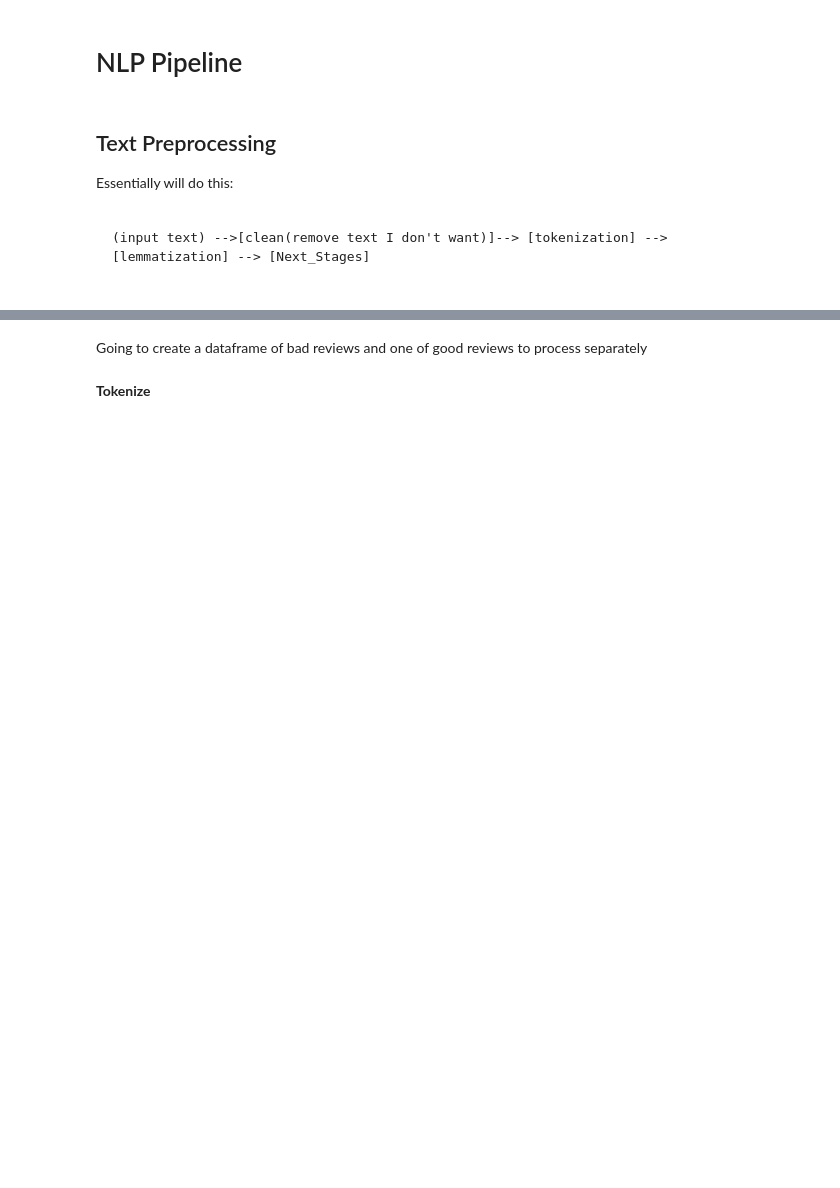
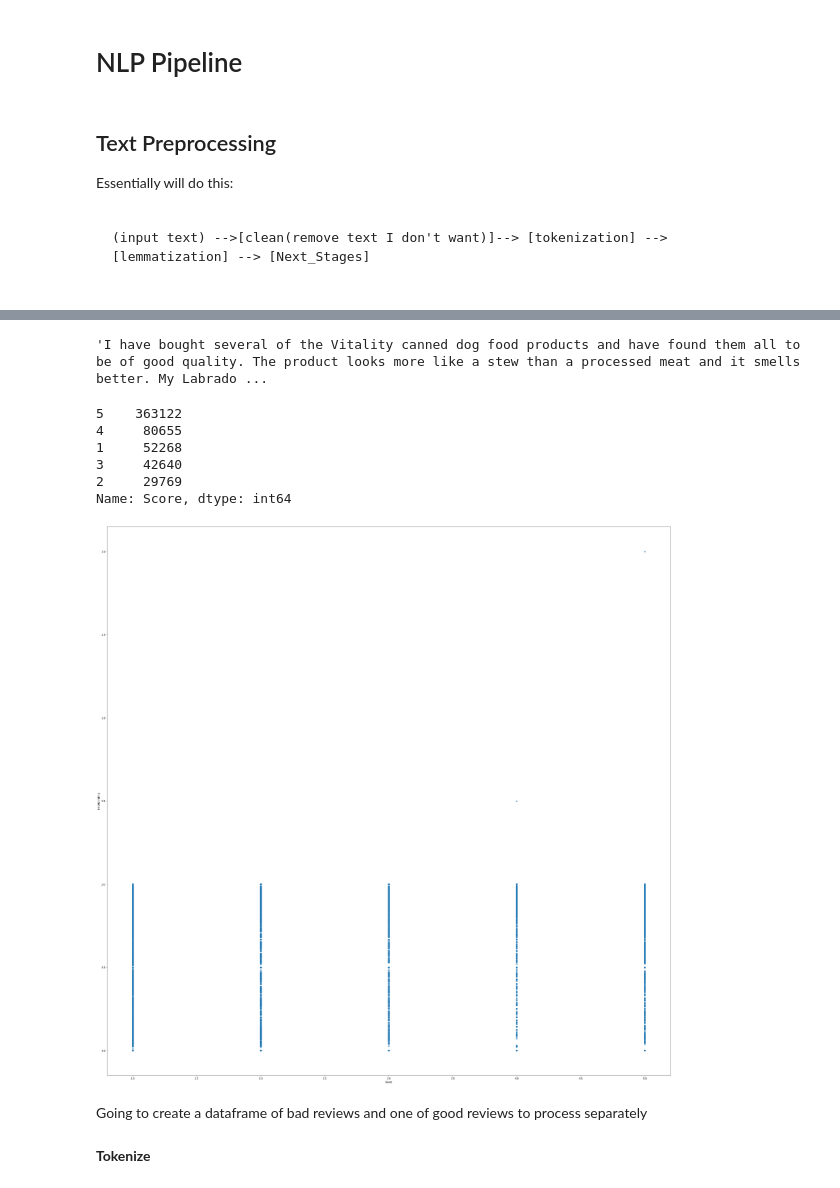
Before and after one commit to michael-a-green/Metis_Project4, a Jupyter notebook: Source/Project4_2.ipynb, the cells around one changed output, grey strips where cells are left out. Saved outputs shown, nothing was run; the diff lists cells and outputs as text; code cells hidden in the pictures; blank space fills up the shorter version.

```diff
--- a/Source/Project4_2.ipynb
+++ b/Source/Project4_2.ipynb
@@ -76,0 +89,13 @@ reviews_df.head()
+# %%
+reviews_df.loc[0,"Text"]
+# %% [output]
+'I have bought several of the Vitality canned dog food products and have found them all to be of good quality. The product looks more like a stew than a processed meat and it smells better. My Labrado ...
+# %%
+reviews_df["Score"].value_counts()
+# %% [output]
+5    363122
+4     80655
+1     52268
+3     42640
+2     29769
+Name: Score, dtype: int64
@@ -77,3 +104,11 @@ reviews_df.head()
+# %%
+plt.figure(figsize=(40,40))
+plt.scatter(reviews_df["Score"],reviews_df["helpful_rating"],alpha=0.5)
+plt.xlabel("Score")
+plt.ylabel("helpful rating")
+plt.show();
+# %% [output]
+[figure, added]
 # %% [markdown]
 Going to create a dataframe of bad reviews and one of good reviews to process separately
 # %%
```
Also changed, not shown: parts of 19 cells of this notebook.
